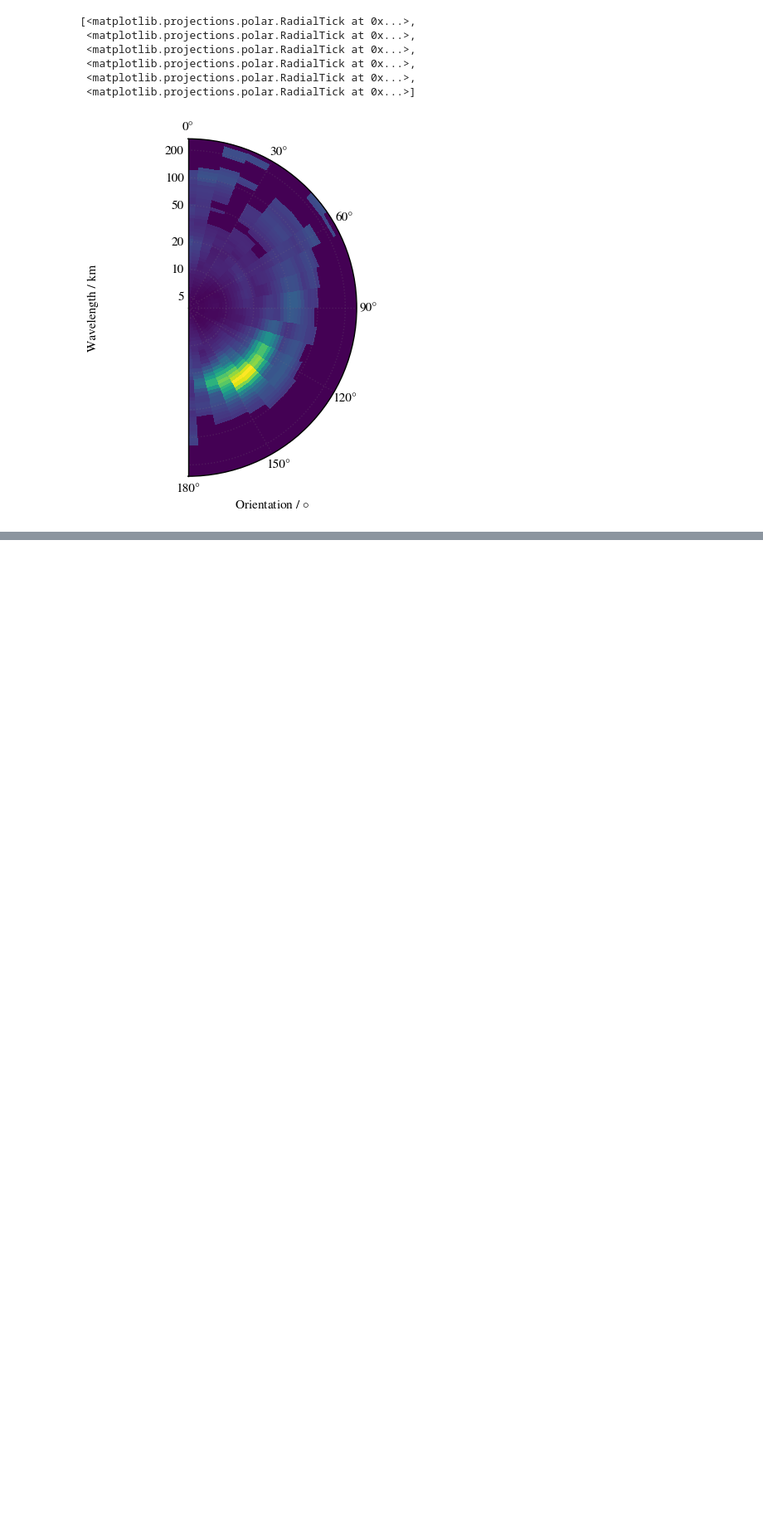
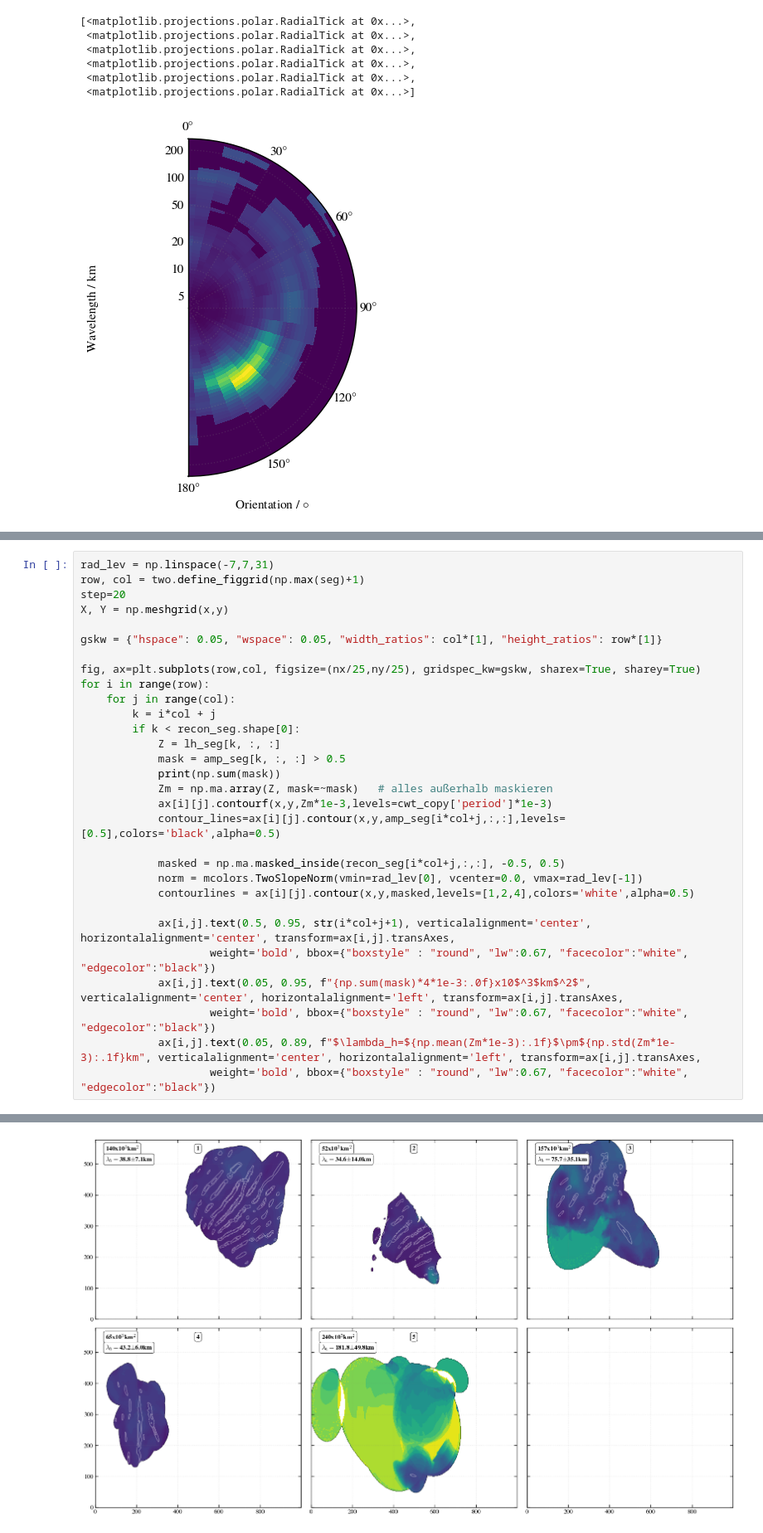
Before and after one commit to Waveguyde/WAVEGUISE, a Jupyter notebook: notebooks/02-2D_exmpl_AWE.ipynb, the cells around one changed output, grey strips where cells are left out. Shown at 83% size. Drawn from its saved outputs; the diff is of its cells as text; blank space fills up the shorter version.

```diff
--- a/notebooks/02-2D_exmpl_AWE.ipynb
+++ b/notebooks/02-2D_exmpl_AWE.ipynb
@@ -266,0 +198,31 @@ print(np.max(seg))
+# %%
+rad_lev = np.linspace(-7,7,31)
+row, col = two.define_figgrid(np.max(seg)+1)
+step=20
+X, Y = np.meshgrid(x,y)
+
+gskw = {"hspace": 0.05, "wspace": 0.05, "width_ratios": col*[1], "height_ratios": row*[1]}
+
+fig, ax=plt.subplots(row,col, figsize=(nx/25,ny/25), gridspec_kw=gskw, sharex=True, sharey=True)
+for i in range(row):
+    for j in range(col):
+        k = i*col + j
+        if k < recon_seg.shape[0]:
+            Z = lh_seg[k, :, :]
+            mask = amp_seg[k, :, :] > 0.5
+            print(np.sum(mask))
+            Zm = np.ma.array(Z, mask=~mask)   # alles außerhalb maskieren
+            ax[i][j].contourf(x,y,Zm*1e-3,levels=cwt_copy['period']*1e-3)
+            contour_lines=ax[i][j].contour(x,y,amp_seg[i*col+j,:,:],levels=[0.5],colors='black',alpha=0.5)
+
+            masked = np.ma.masked_inside(recon_seg[i*col+j,:,:], -0.5, 0.5)
+            norm = mcolors.TwoSlopeNorm(vmin=rad_lev[0], vcenter=0.0, vmax=rad_lev[-1])
+            contourlines = ax[i][j].contour(x,y,masked,levels=[1,2,4],colors='white',alpha=0.5)
+
+            ax[i,j].text(0.5, 0.95, str(i*col+j+1), verticalalignment='center', horizontalalignment='center', transform=ax[i,j].transAxes,
+                    weight='bold', bbox={"boxstyle" : "round", "lw":0.67, "facecolor":"white", "edgecolor":"black"})
+            ax[i,j].text(0.05, 0.95, f"{np.sum(mask)*4*1e-3:.0f}x10$^3$km$^2$", verticalalignment='center', horizontalalignment='left', transform=ax[i,j].transAxes,
+                    weight='bold', bbox={"boxstyle" : "round", "lw":0.67, "facecolor":"white", "edgecolor":"black"})
+            ax[i,j].text(0.05, 0.89, f"$\lambda_h=${np.mean(Zm*1e-3):.1f}$\pm${np.std(Zm*1e-3):.1f}km", verticalalignment='center', horizontalalignment='left', transform=ax[i,j].transAxes,
+                    weight='bold', bbox={"boxstyle" : "round", "lw":0.67, "facecolor":"white", "edgecolor":"black"})
+# %% [output]
@@ -266,0 +234 @@ print(np.max(seg))
+[figure, added]
```
Also changed, not shown: parts of 10 cells of this notebook, 1 other file.
